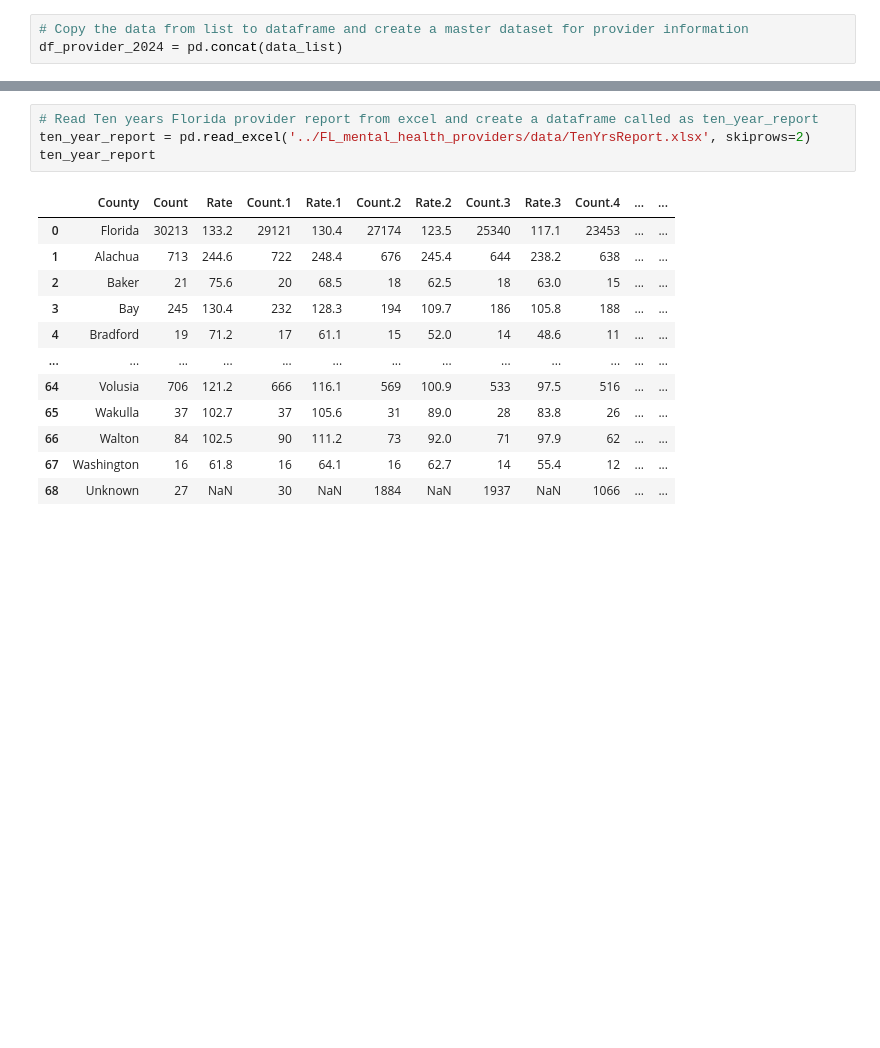
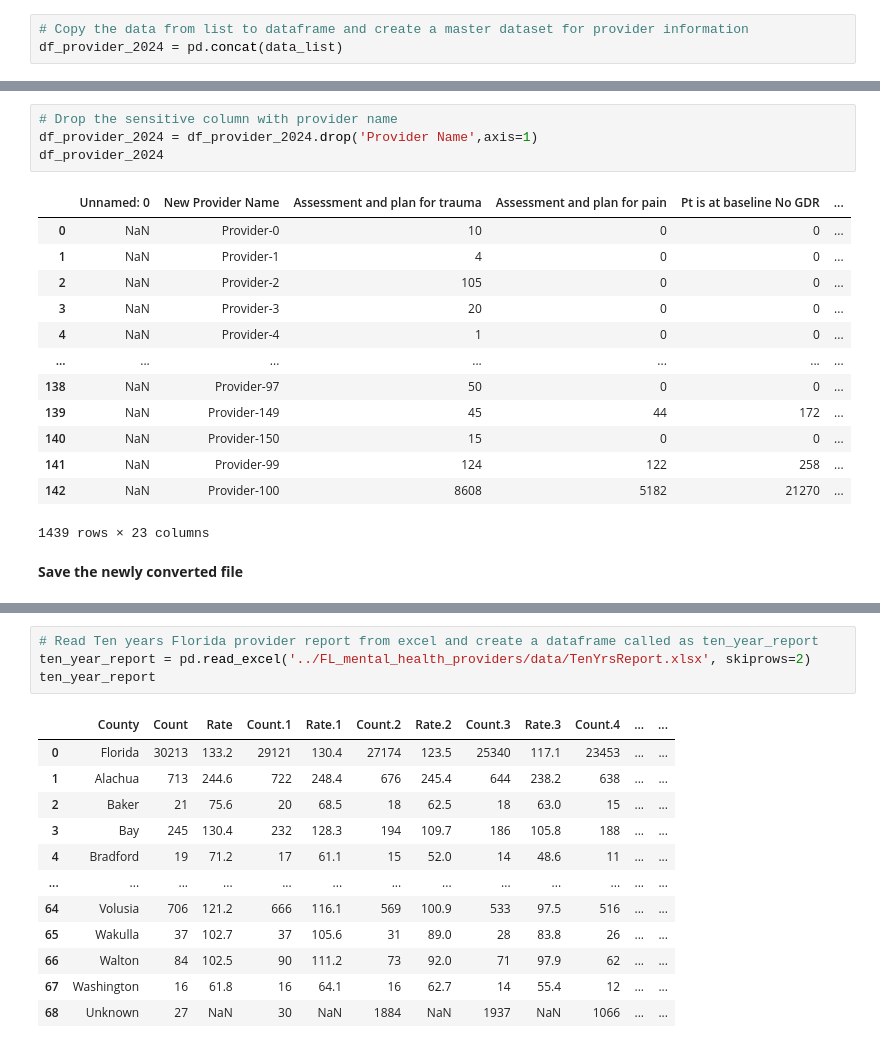
Before and after one commit to RenukaD13/FL_mental_health_providers, a Jupyter notebook: FL_mh_provider.ipynb, the cells around one changed output, grey strips where cells are left out. Cells and saved outputs as stored; diff of their text form; blank space fills up the shorter version.

```diff
--- a/FL_mh_provider.ipynb
+++ b/FL_mh_provider.ipynb
@@ -123,0 +148,20 @@ df_provider_2024
+# %%
+# Drop the sensitive column with provider name
+df_provider_2024 = df_provider_2024.drop('Provider Name',axis=1)
+df_provider_2024
+# %% [output]
+|  | Unnamed: 0 | New Provider Name | Assessment and plan for trauma | Assessment and plan for pain | Pt is at baseline No GDR | ... |
+| 0 | NaN | Provider-0 | 10 | 0 | 0 | ... |
+| 1 | NaN | Provider-1 | 4 | 0 | 0 | ... |
+| 2 | NaN | Provider-2 | 105 | 0 | 0 | ... |
+| 3 | NaN | Provider-3 | 20 | 0 | 0 | ... |
+| 4 | NaN | Provider-4 | 1 | 0 | 0 | ... |
+| ... | ... | ... | ... | ... | ... | ... |
+| 138 | NaN | Provider-97 | 50 | 0 | 0 | ... |
+| 139 | NaN | Provider-149 | 45 | 44 | 172 | ... |
+| 140 | NaN | Provider-150 | 15 | 0 | 0 | ... |
+| 141 | NaN | Provider-99 | 124 | 122 | 258 | ... |
+| 142 | NaN | Provider-100 | 8608 | 5182 | 21270 | ... |
+1439 rows × 23 columns
+# %% [markdown]
+**Save the newly converted file**
```
Also changed, not shown: parts of 21 cells of this notebook, 3 other files.
